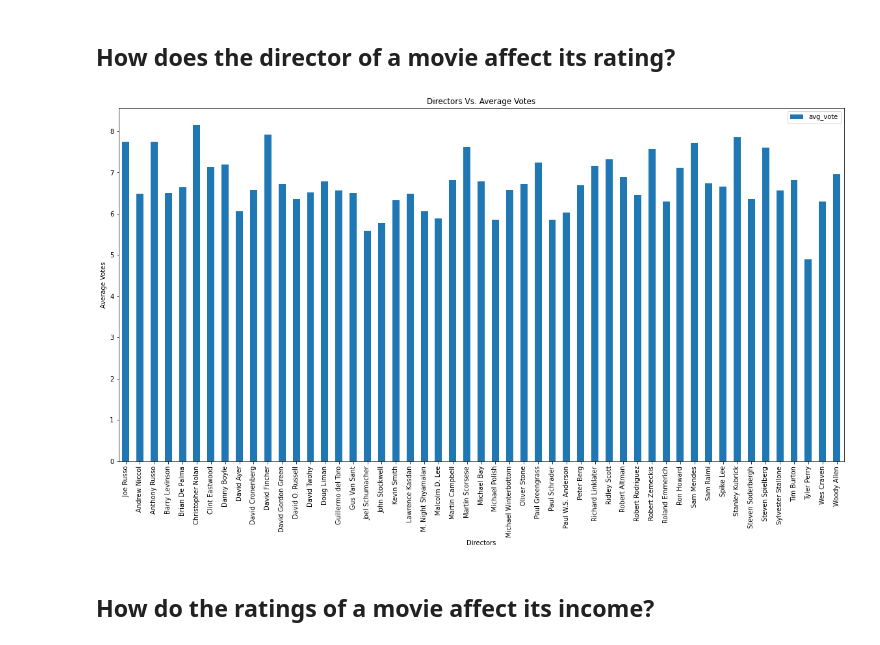
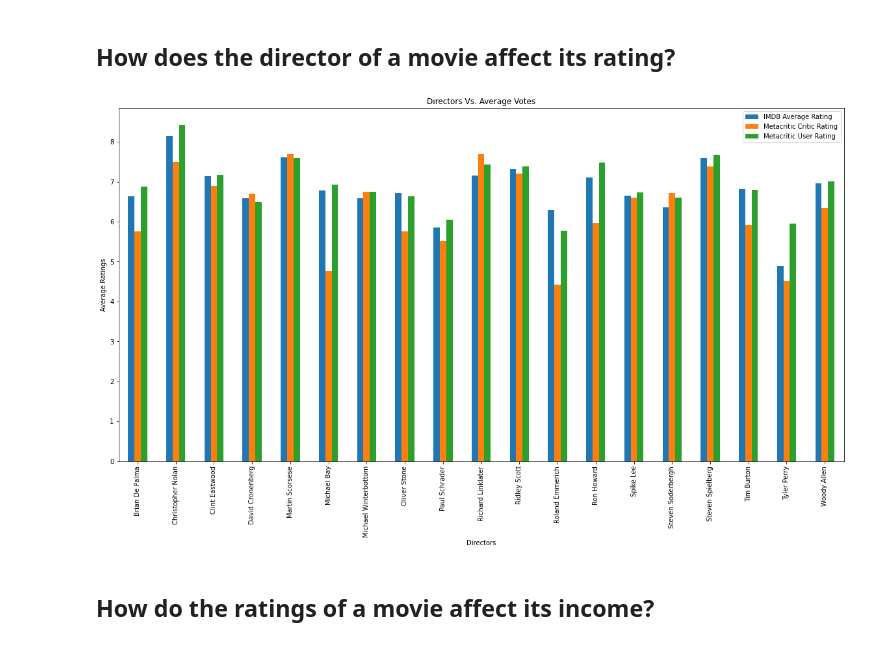
Before and after one commit to yashharanb/ENSF544Project1-1, a Jupyter notebook: Project1-1.ipynb, the cells around one changed output. Saved outputs shown, nothing was run; the diff lists cells and outputs as text; code cells hidden in the pictures.

Commit message:
Add files via upload
finished DIrector vs Rating

```diff
--- a/Project1-1.ipynb
+++ b/Project1-1.ipynb
@@ -227,25 +227,31 @@ merged
 ## How does the director of a movie affect its rating?
 # %%
 # Ensure that there are no missing values for directors or IMDB ratings. We don't need to check that Metacritic ratings are missing as we only merged rows from the metacritic dataframe without missing values.
+# Ratings of movies for directors who have directed more than 7 movies have been displayed in the graph
 director_rating_df = merged.dropna(subset=['director', 'avg_vote'])
 length = director_rating_df['director'].str.len()
 values = director_rating_df['director'].values
 indexRepetition = np.repeat(director_rating_df.index,length)
 director_rating_df = director_rating_df.loc[indexRepetition]
 director_rating_df['director'] = np.concatenate(values)
 director_rating_df = director_rating_df.reset_index(drop=True)
 
 director_count = director_rating_df.groupby(['director'])['title'].count()
 director_average_vote = director_rating_df.groupby(['director'])['avg_vote'].mean()
+director_critic_rating = director_rating_df.groupby(['director'])['metacritic_critic_rating'].mean()
+director_user_rating = director_rating_df.groupby(['director'])['metacritic_user_rating'].mean()
 
-director_stats = pd.merge(director_count,director_average_vote,on='director').rename(columns = {'title':'count_movies','avg_vote':'avg_vote'})
-director_stats = director_stats.loc[director_stats['count_movies']>=5,:].copy()
+director_stats_imdb = pd.merge(director_count,director_average_vote,on='director').rename(columns = {'title':'count_movies','avg_vote':'IMDB Average Rating'})
+director_stats_critic_rating = pd.merge(director_stats_imdb,director_critic_rating, on = 'director').rename(columns = {'title':'count_movies','metacritic_critic_rating':'Metacritic Critic Rating'})
+director_stats_user_rating = pd.merge(director_stats_critic_rating,director_user_rating, on = 'director').rename(columns = {'title':'count_movies','metacritic_user_rating':'Metacritic User Rating'})
 
+director_stats = director_stats_user_rating.loc[director_stats_user_rating['count_movies']>=7,:].copy()
 director_rating_stats = pd.DataFrame(director_stats).reset_index()
+director_rating_stats = director_rating_stats.drop(['count_movies'],axis = 1)
 
-graph = director_rating_stats.plot.bar(x='director', y='avg_vote', figsize = (20,10), xlabel = 'Directors', ylabel = 'Average Votes', title = 'Directors Vs. Average Votes')
+graph = director_rating_stats.plot.bar(x = 'director', figsize = (20,10), xlabel = 'Directors', ylabel = 'Average Ratings', title = 'Directors Vs. Average Votes')
 # %% [output]
-[figure, old version]
+[figure, new version]
 # %% [markdown]
 ## How do the ratings of a movie affect its income?
 # %%
```
